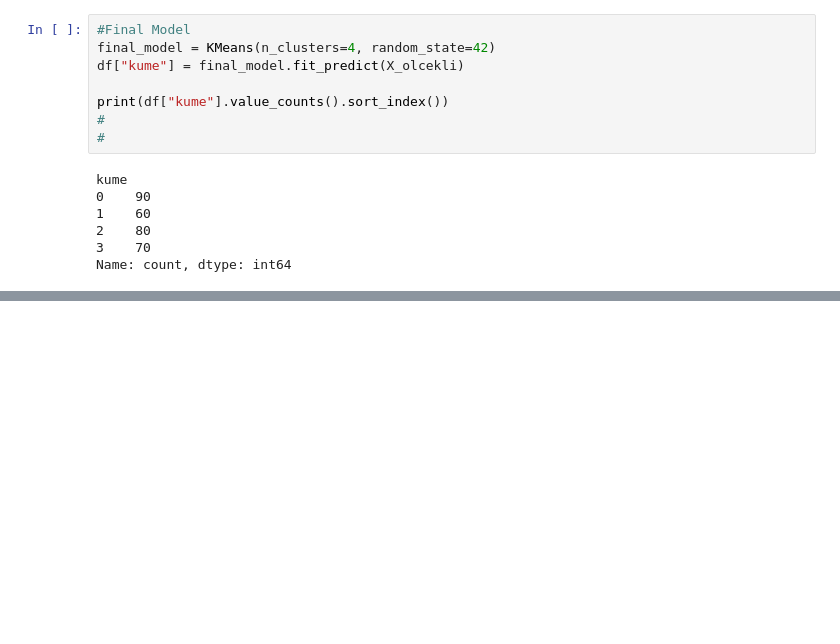
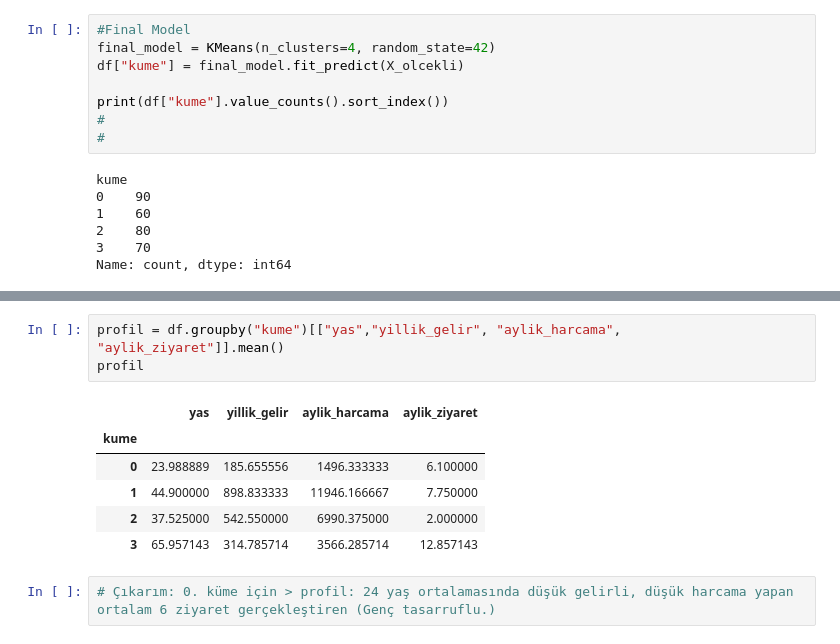
Before and after one commit to europecodingschool/ECS---VB---YZ---08.26, a Jupyter notebook: VB_YZ_Ders_18_1.ipynb, the cells around one changed output, grey strips where cells are left out. Drawn from its saved outputs; the diff is of its cells as text; blank space fills up the shorter version.

```diff
--- a/VB_YZ_Ders_18_1.ipynb
+++ b/VB_YZ_Ders_18_1.ipynb
@@ -213,0 +228,12 @@ Name: count, dtype: int64
+# %%
+profil = df.groupby("kume")[["yas","yillik_gelir", "aylik_harcama", "aylik_ziyaret"]].mean()
+profil
+# %% [output]
+|  | yas | yillik_gelir | aylik_harcama | aylik_ziyaret |
+| kume |  |  |  |  |
+| 0 | 23.988889 | 185.655556 | 1496.333333 | 6.100000 |
+| 1 | 44.900000 | 898.833333 | 11946.166667 | 7.750000 |
+| 2 | 37.525000 | 542.550000 | 6990.375000 | 2.000000 |
+| 3 | 65.957143 | 314.785714 | 3566.285714 | 12.857143 |
+# %%
+# Çıkarım: 0. küme için > profil: 24 yaş ortalamasında düşük gelirli, düşük harcama yapan ortalam 6 ziyaret gerçekleştiren (Genç tasarruflu.)
```
Also changed, not shown: parts of 2 cells of this notebook.
